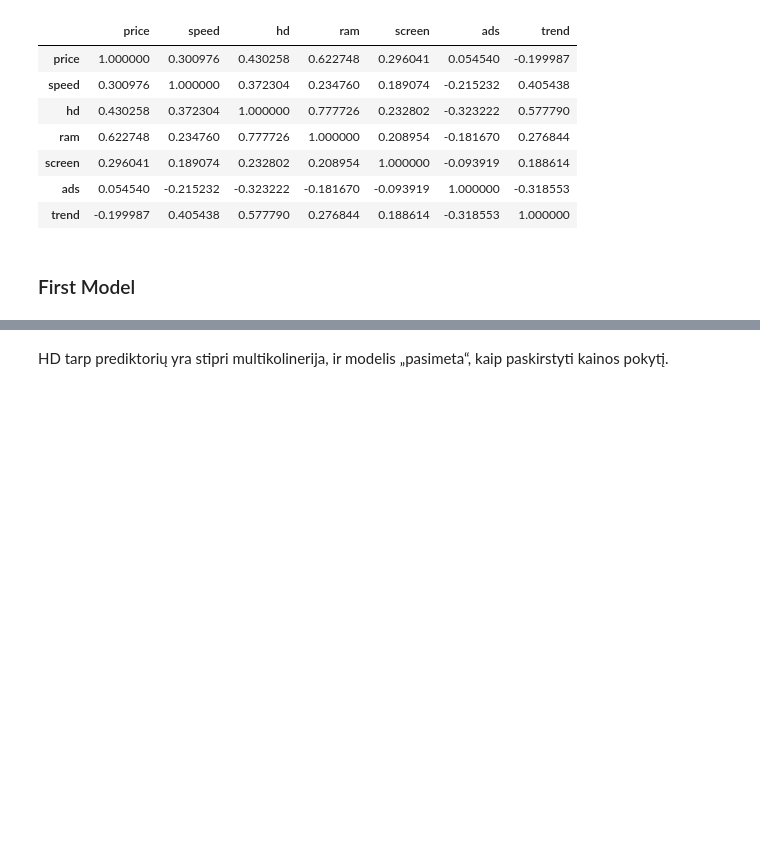
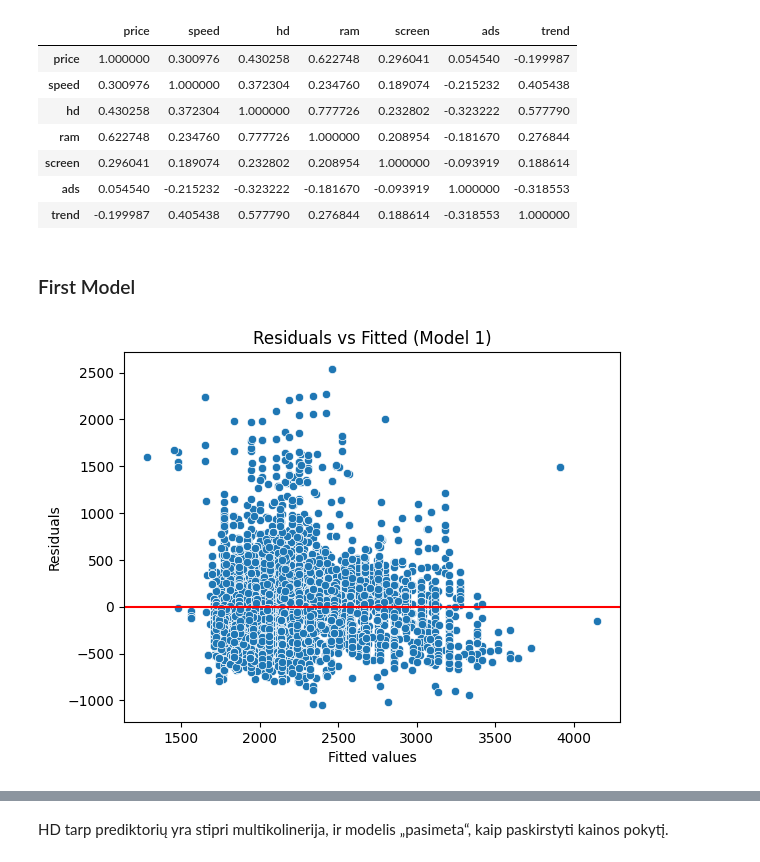
Before and after one commit to Devilstix/BIT_Data_analyst, a Jupyter notebook: 05_regressions/03_lesson/03_multiple_regression_assignments.ipynb, the cells around one changed output, grey strips where cells are left out. Cells and saved outputs as stored; diff of their text form; code cells hidden in the pictures; blank space fills up the shorter version.

```diff
--- a/05_regressions/03_lesson/03_multiple_regression_assignments.ipynb
+++ b/05_regressions/03_lesson/03_multiple_regression_assignments.ipynb
@@ -46,6 +47,18 @@ computers.corr(numeric_only=True)
 | trend | -0.199987 | 0.405438 | 0.577790 | 0.276844 | 0.188614 | -0.318553 | 1.000000 |
 # %% [markdown]
 ### First Model
+# %%
+res1 = model1.resid
+fitted1 = model1.fittedvalues
+
+sns.scatterplot(x=fitted1, y=res1)
+plt.axhline(0, color='red')
+plt.title("Residuals vs Fitted (Model 1)")
+plt.xlabel("Fitted values")
+plt.ylabel("Residuals")
+plt.show()
+# %% [output]
+[figure, added]
 # %%
 features = ["speed", "hd", "ram", "screen"]
 X = computers[features]
```
Also changed, not shown: parts of 4 cells of this notebook, 3 other files.
